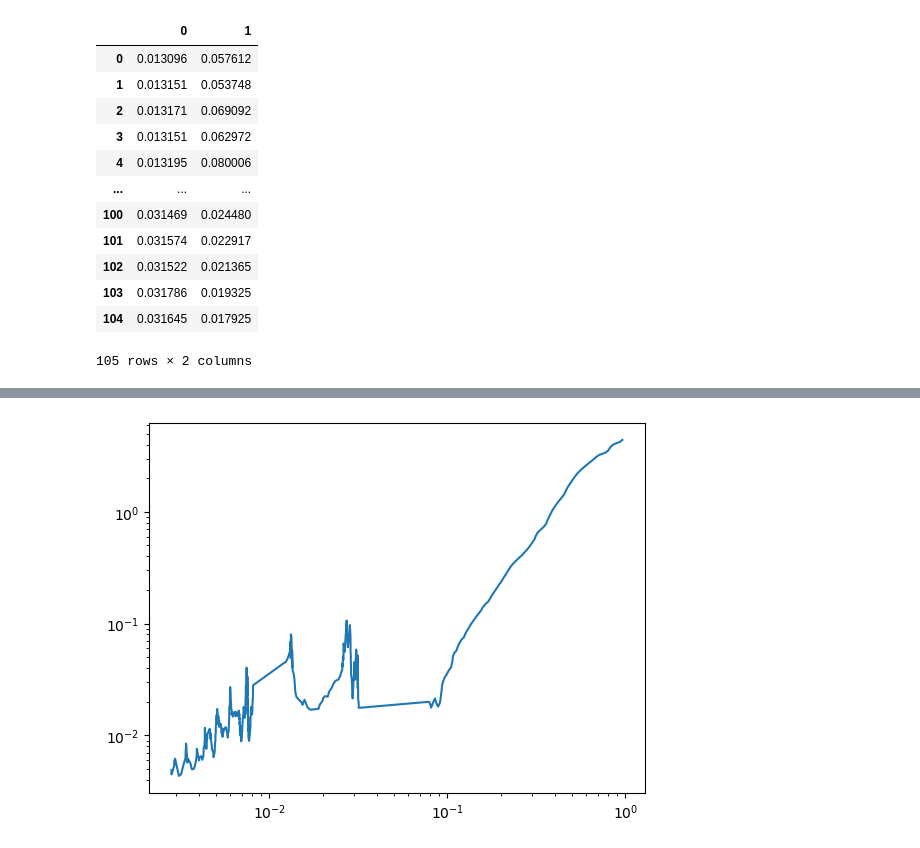
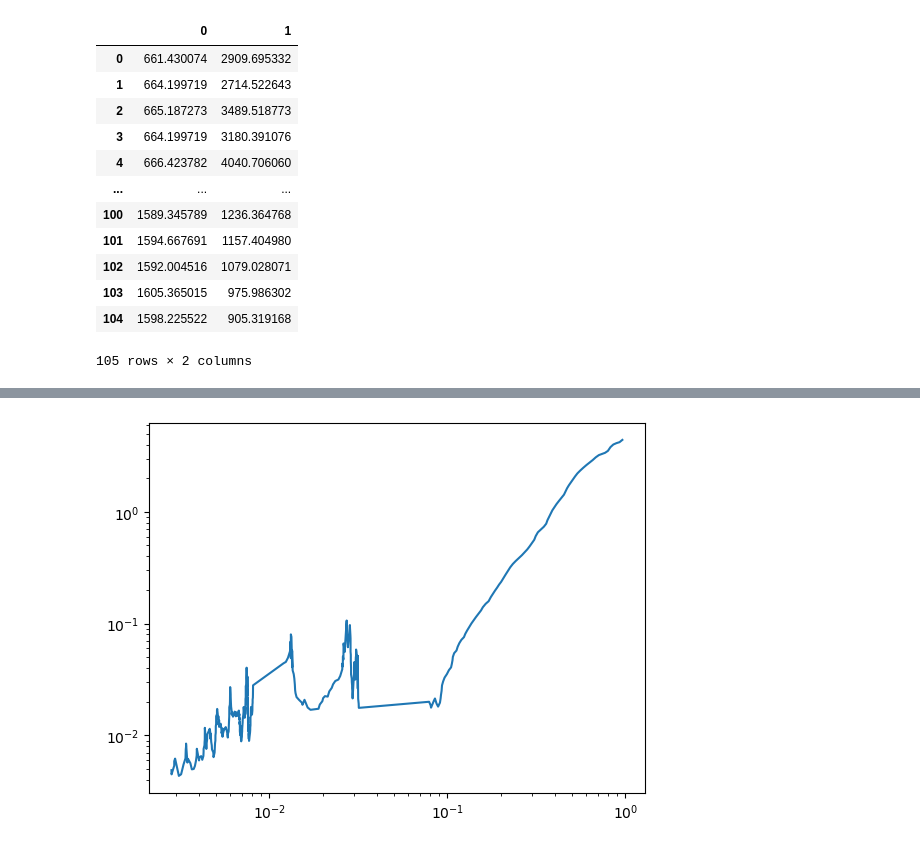
Before and after one commit to robalvess/Projeto-1---2025, a Jupyter notebook: try.ipynb, the cells around one changed output, grey strips where cells are left out. Cells and saved outputs as stored; diff of their text form; code cells hidden in the pictures.

```diff
--- a/try.ipynb
+++ b/try.ipynb
@@ -15,38 +15,40 @@ stoev = 1/(6.58e-16)
 # %%
 df = pd.read_csv('datafromabsorption.csv',sep=';',header=None)
 
 dataset_menos = pd.read_csv("Default Dataset (3).csv", sep=';',header=None)
 
 transmitance = pd.read_csv('transmittancedata.csv', sep=";", header=None)
 
 novo = pd.read_csv('dataset4.csv', sep=';', header=None)
 
 data1 = pd.read_csv('data1.csv', sep=';', header=None)
 
 data2 = pd.read_csv('data2.csv', sep=';', header=None)
 
 data1_new, data2_new = data1*cmtoev, data2*cmtoev
 
 df_new = df*cmtoev
 
 dataset_new = dataset_menos*cmtoev
 
 novo_modificado = novo*cmtoev
 
 data1_new
+
+data1
 # %% [output]
 |  | 0 | 1 |
-| 0 | 0.013096 | 0.057612 |
-| 1 | 0.013151 | 0.053748 |
-| 2 | 0.013171 | 0.069092 |
-| 3 | 0.013151 | 0.062972 |
-| 4 | 0.013195 | 0.080006 |
+| 0 | 661.430074 | 2909.695332 |
+| 1 | 664.199719 | 2714.522643 |
+| 2 | 665.187273 | 3489.518773 |
+| 3 | 664.199719 | 3180.391076 |
+| 4 | 666.423782 | 4040.706060 |
 | ... | ... | ... |
-| 100 | 0.031469 | 0.024480 |
-| 101 | 0.031574 | 0.022917 |
-| 102 | 0.031522 | 0.021365 |
-| 103 | 0.031786 | 0.019325 |
-| 104 | 0.031645 | 0.017925 |
+| 100 | 1589.345789 | 1236.364768 |
+| 101 | 1594.667691 | 1157.404980 |
+| 102 | 1592.004516 | 1079.028071 |
+| 103 | 1605.365015 | 975.986302 |
+| 104 | 1598.225522 | 905.319168 |
 105 rows × 2 columns
 # %%
 l = 0.0203544
```
Also changed, not shown: parts of 8 cells of this notebook, 2 other files.
